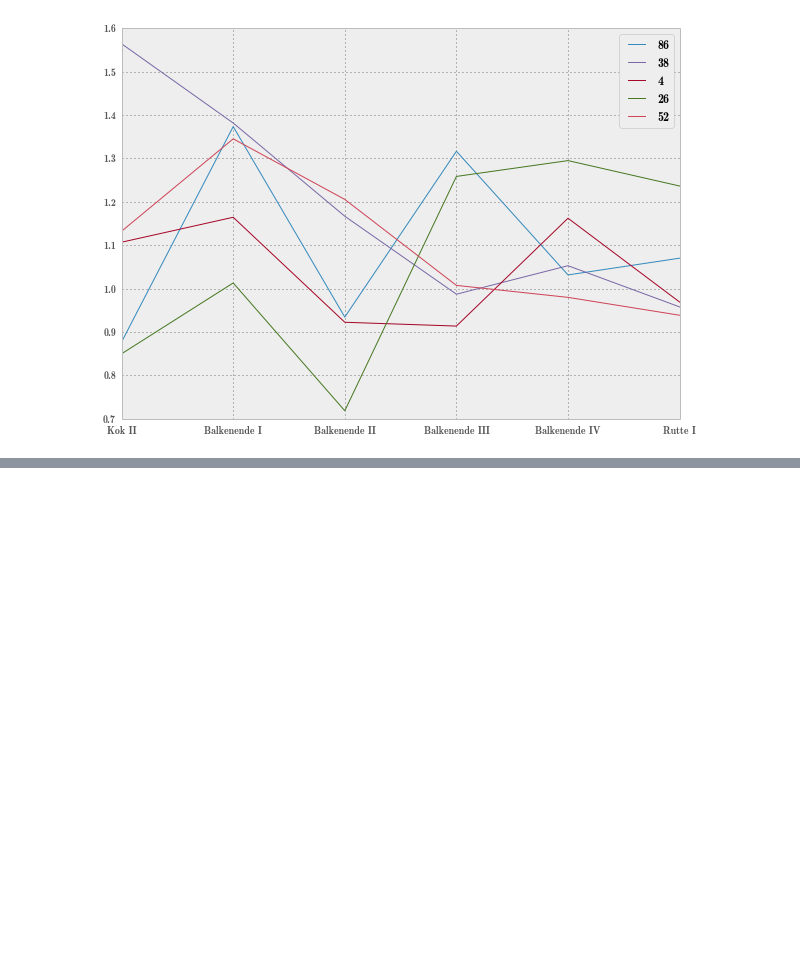
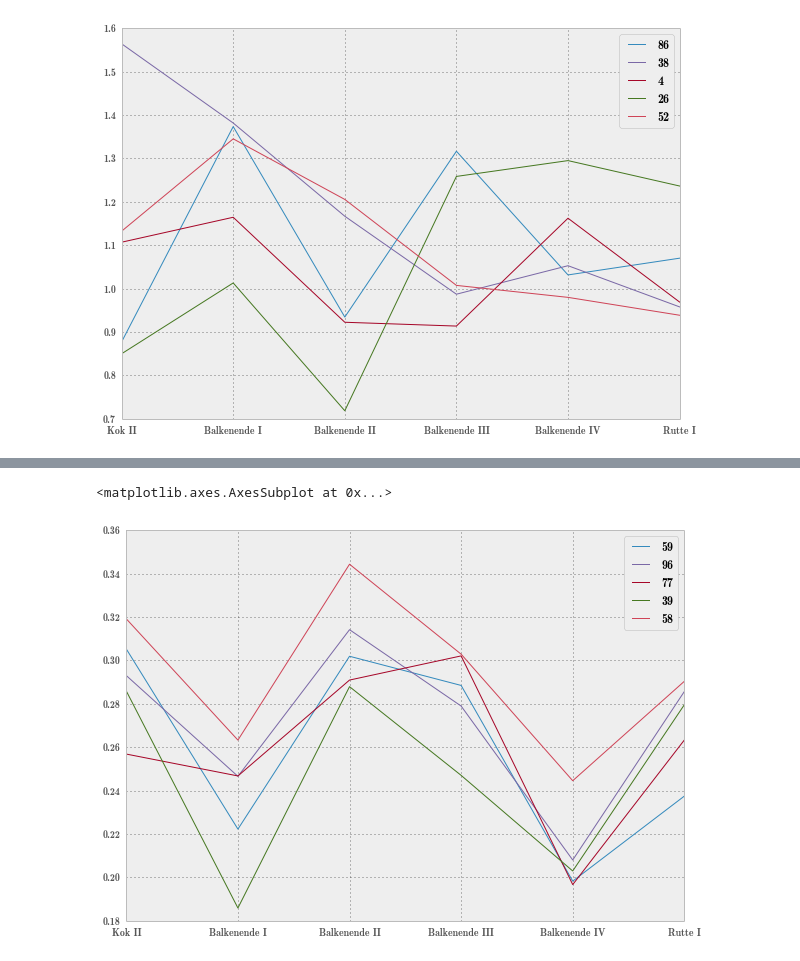
Before and after one commit to jvdzwaan/dilipad, a Jupyter notebook: results/all_years-adj-cabinets_selected-parties.ipynb, the cells around one changed output, grey strips where cells are left out. Drawn from its saved outputs; the diff is of its cells as text; code cells hidden in the pictures; blank space fills up the shorter version.

```diff
--- a/results/all_years-adj-cabinets_selected-parties.ipynb
+++ b/results/all_years-adj-cabinets_selected-parties.ipynb
@@ -365,0 +432,5 @@ topic_sums[['86', '38', '4', '26', '52']].plot(kind='line')
+# %%
+r[order[5:10].index].plot(kind='line')
+# %% [output]
+<matplotlib.axes.AxesSubplot at 0x...>
+[figure, added]
```
Also changed, not shown: parts of 12 cells of this notebook.
